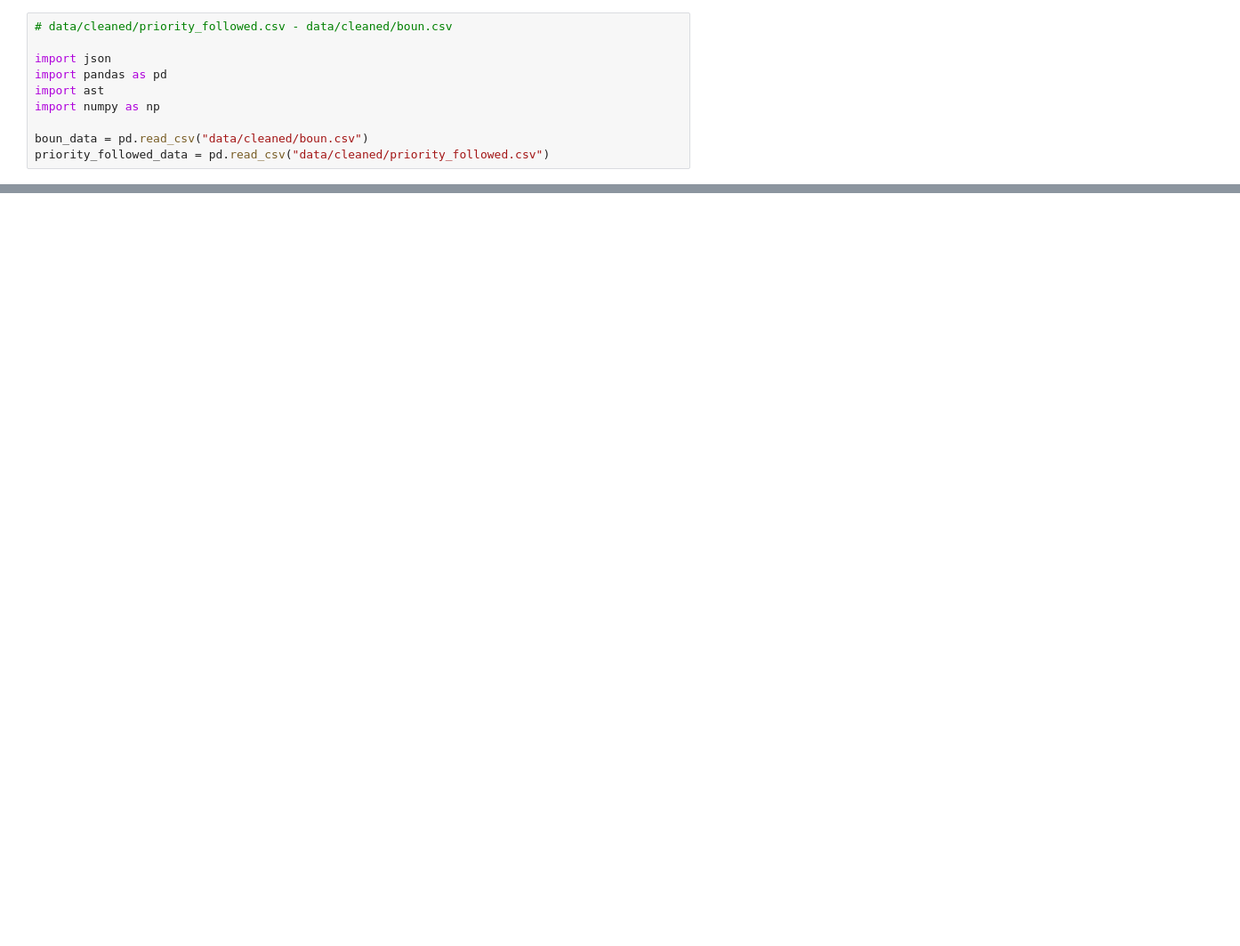
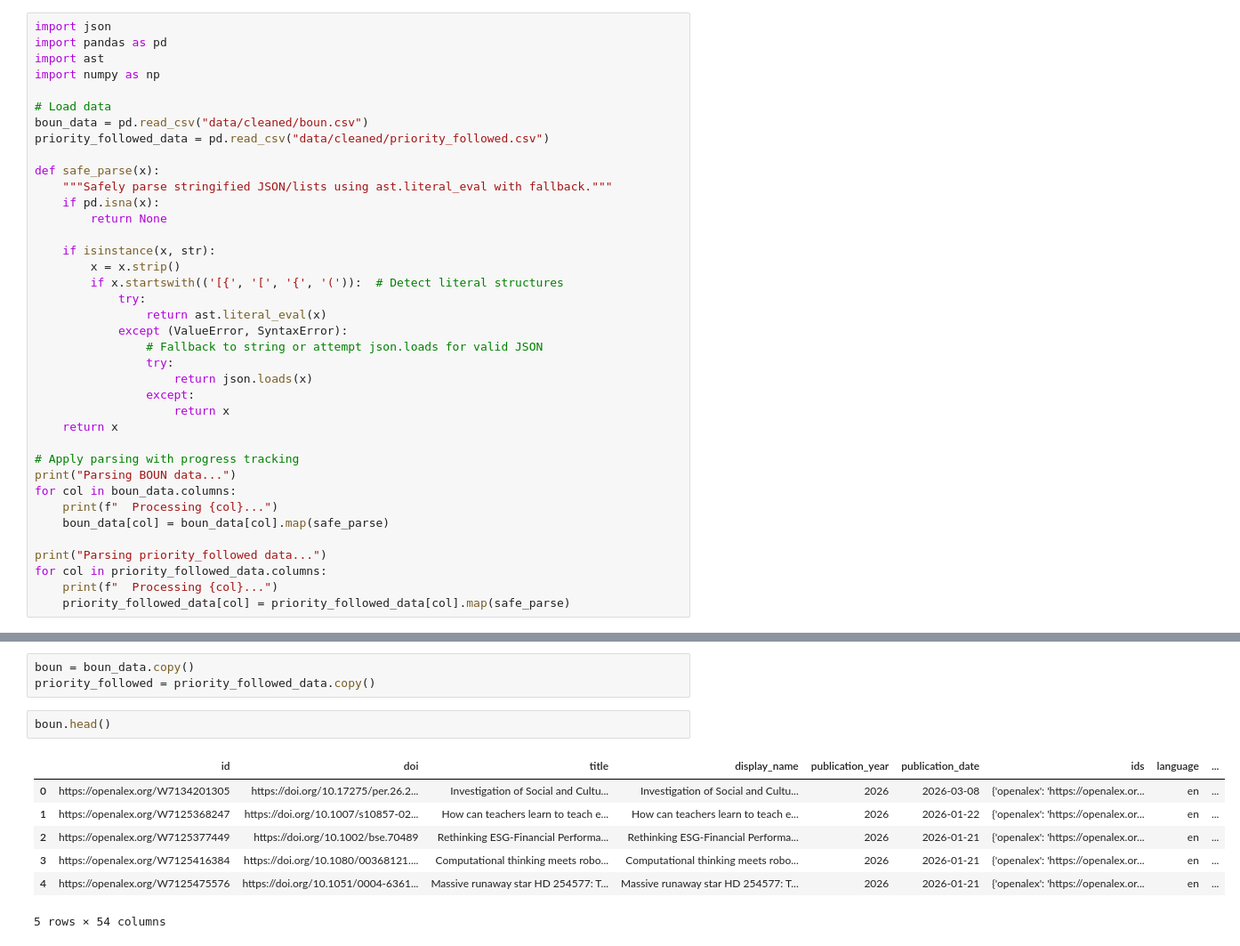
Before and after one commit to senaoz/SWE-599, a Jupyter notebook: build_eval_dataset.ipynb, the cells around one changed output, grey strips where cells are left out. Shown at 89% size. Drawn from its saved outputs; the diff is of its cells as text; blank space fills up the shorter version.

```diff
--- a/build_eval_dataset.ipynb
+++ b/build_eval_dataset.ipynb
@@ -1,10 +1,38 @@
 # %%
-# data/cleaned/priority_followed.csv - data/cleaned/boun.csv
-
 import json
 import pandas as pd
 import ast
 import numpy as np
 
+# Load data
 boun_data = pd.read_csv("data/cleaned/boun.csv")
 priority_followed_data = pd.read_csv("data/cleaned/priority_followed.csv")
+
+def safe_parse(x):
+    """Safely parse stringified JSON/lists using ast.literal_eval with fallback."""
+    if pd.isna(x):
+        return None
+
+    if isinstance(x, str):
+        x = x.strip()
+        if x.startswith(('[{', '[', '{', '(')):  # Detect literal structures
+            try:
+                return ast.literal_eval(x)
+            except (ValueError, SyntaxError):
+                # Fallback to string or attempt json.loads for valid JSON
+                try:
+                    return json.loads(x)
+                except:
+                    return x
+    return x
+
+# Apply parsing with progress tracking
+print("Parsing BOUN data...")
+for col in boun_data.columns:
+    print(f"  Processing {col}...")
+    boun_data[col] = boun_data[col].map(safe_parse)
+
+print("Parsing priority_followed data...")
+for col in priority_followed_data.columns:
+    print(f"  Processing {col}...")
+    priority_followed_data[col] = priority_followed_data[col].map(safe_parse)
@@ -48,0 +63,13 @@ boun_eval.head(2)
+# %%
+boun = boun_data.copy()
+priority_followed = priority_followed_data.copy()
+# %%
+boun.head()
+# %% [output]
+|  | id | doi | title | display_name | publication_year | publication_date | ids | language | ... |
+| 0 | https://openalex.org/W7134201305 | https://doi.org/10.17275/per.26.2... | Investigation of Social and Cultu... | Investigation of Social and Cultu... | 2026 | 2026-03-08 | {'openalex': 'https://openalex.or... | en | ... |
+| 1 | https://openalex.org/W7125368247 | https://doi.org/10.1007/s10857-02... | How can teachers learn to teach e... | How can teachers learn to teach e... | 2026 | 2026-01-22 | {'openalex': 'https://openalex.or... | en | ... |
+| 2 | https://openalex.org/W7125377449 | https://doi.org/10.1002/bse.70489 | Rethinking ESG‐Financial Performa... | Rethinking ESG‐Financial Performa... | 2026 | 2026-01-21 | {'openalex': 'https://openalex.or... | en | ... |
+| 3 | https://openalex.org/W7125416384 | https://doi.org/10.1080/00368121.... | Computational thinking meets robo... | Computational thinking meets robo... | 2026 | 2026-01-21 | {'openalex': 'https://openalex.or... | en | ... |
+| 4 | https://openalex.org/W7125475576 | https://doi.org/10.1051/0004-6361... | Massive runaway star HD 254577: T... | Massive runaway star HD 254577: T... | 2026 | 2026-01-21 | {'openalex': 'https://openalex.or... | en | ... |
+5 rows × 54 columns
```
Also changed, not shown: parts of 6 cells of this notebook, 2 other files.
